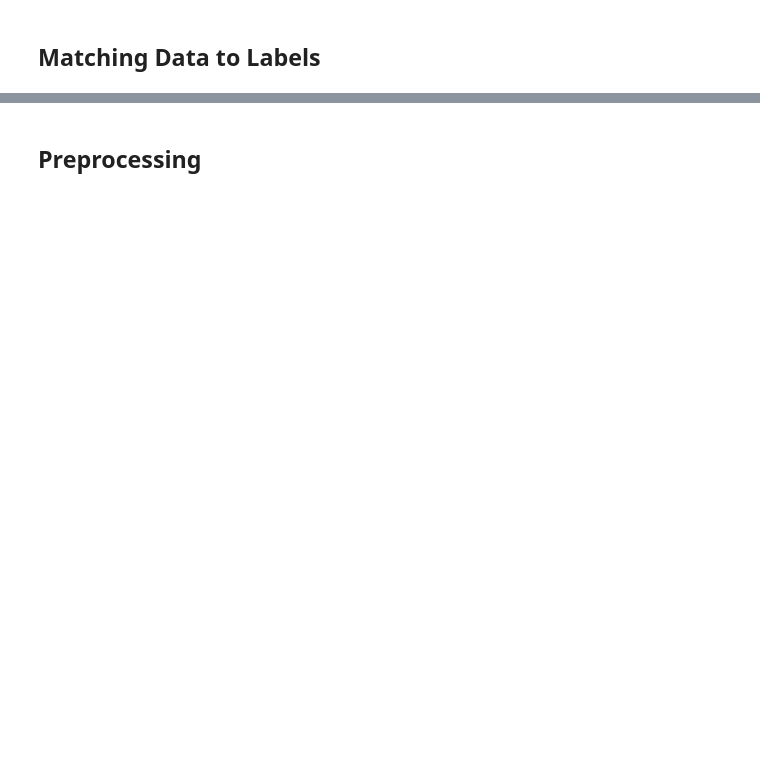
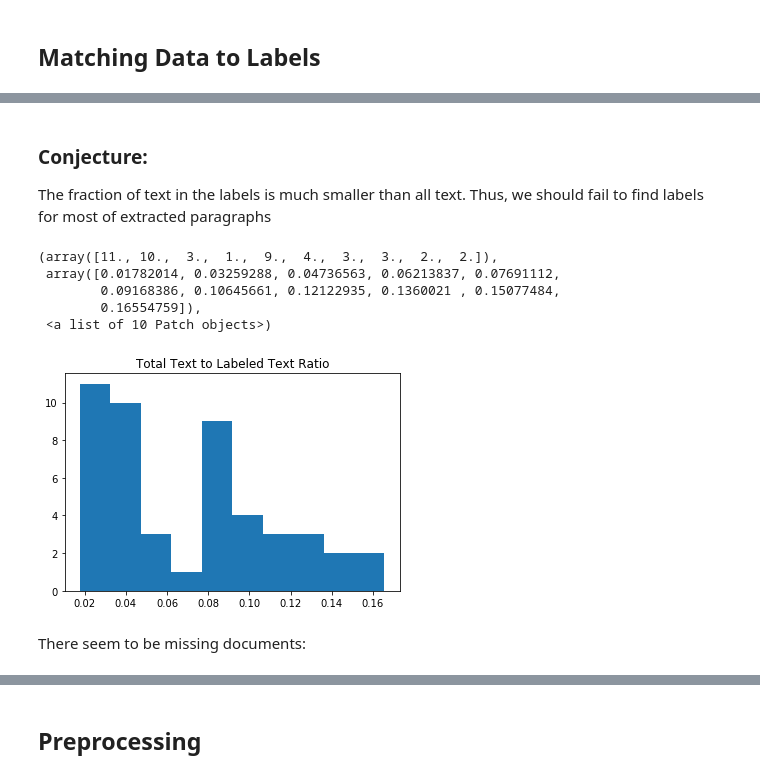
Before and after one commit to juanmoo/bayer-ie, a Jupyter notebook: linear_model.ipynb, the cells around one changed output, grey strips where cells are left out. Cells and saved outputs as stored; diff of their text form; code cells hidden in the pictures; blank space fills up the shorter version.

```diff
--- a/linear_model.ipynb
+++ b/linear_model.ipynb
@@ -65,0 +145,31 @@ lablen: 1258
+# %% [markdown]
+### Conjecture:
+The fraction of text in the labels is much smaller than all text. Thus, we should fail to find labels for most of extracted paragraphs
+# %%
+data_ratios = []
+for parsed_doc_name in data:
+    parsed_doc = data[parsed_doc_name]
+    label_doc = annotations[parsed_doc_name]
+
+    parsed_text = ''.join(e.strip() for e in parsed_doc['element_text'])
+    label_text = ''.join(e.strip() for e in label_doc['texts'])
+
+    ratio = len(label_text)/len(parsed_text)
+    data_ratios.append(ratio)
+data_ratios.sort()
+
+# Cut lowest 5% and top 5%
+start = int(0.05 * len(data_ratios))
+end = int(0.95 * len(data_ratios))
+
+title("Total Text to Labeled Text Ratio")
+hist(data_ratios[start:end])
+# %% [output]
+(array([11., 10.,  3.,  1.,  9.,  4.,  3.,  3.,  2.,  2.]),
+ array([0.01782014, 0.03259288, 0.04736563, 0.06213837, 0.07691112,
+        0.09168386, 0.10645661, 0.12122935, 0.1360021 , 0.15077484,
+        0.16554759]),
+ <a list of 10 Patch objects>)
+[figure, added]
+# %% [markdown]
+There seem to be missing documents:
```
Also changed, not shown: parts of 46 cells of this notebook.
